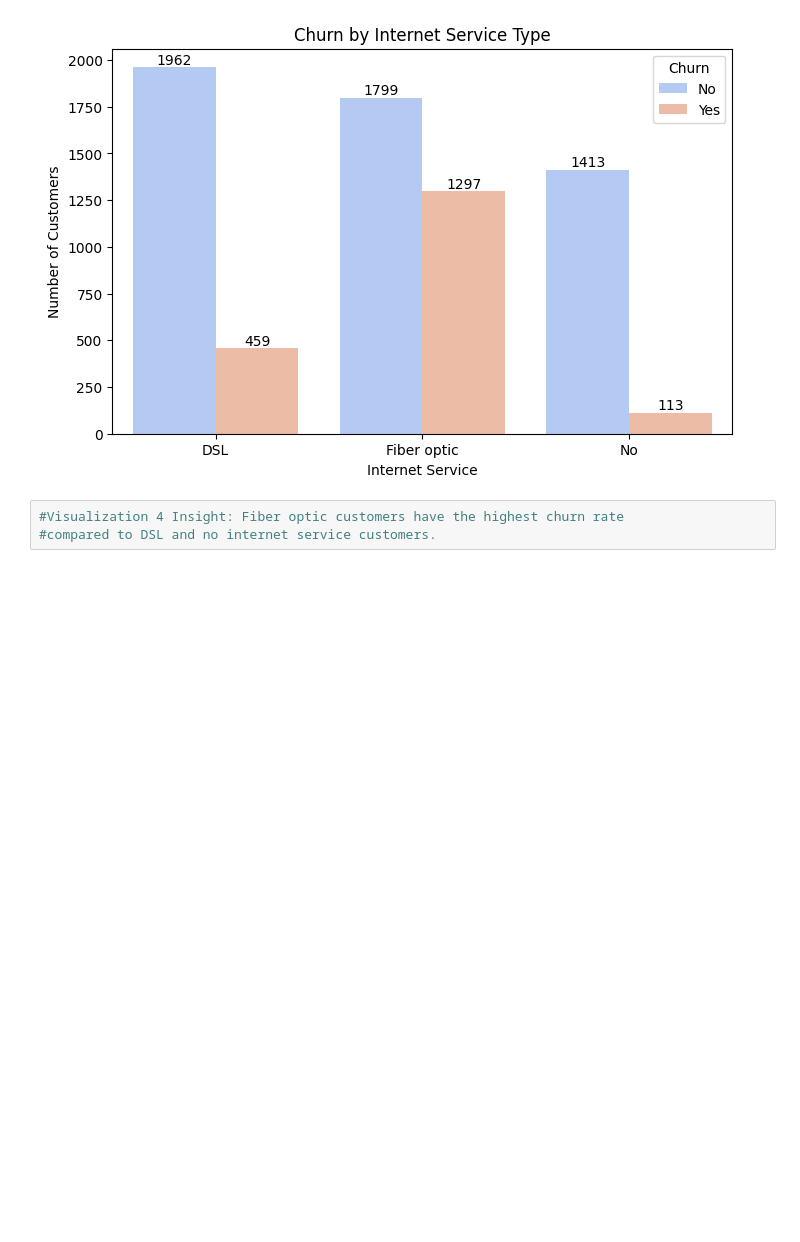
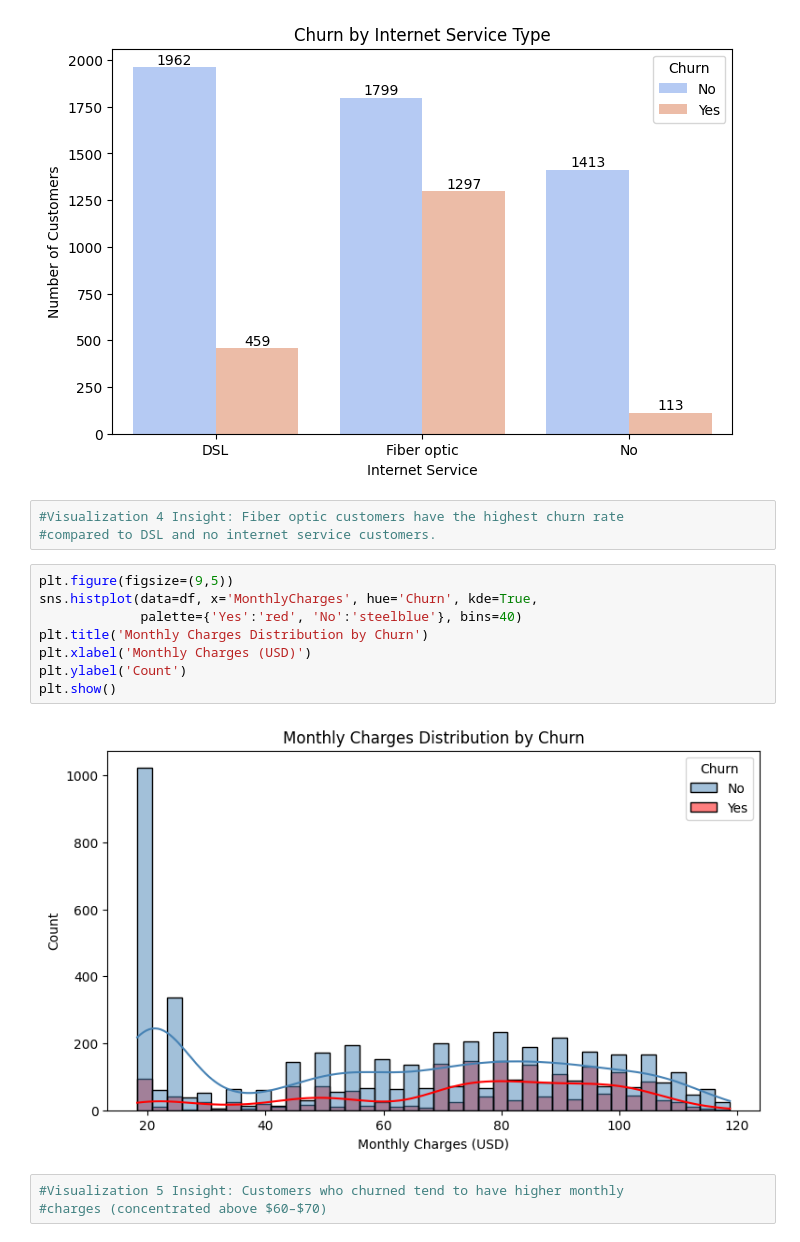
Before and after one commit to nitin864/telecom_Churn_dataset, a Jupyter notebook: ML_Data_Analysis.ipynb, the cells around one changed output. Drawn from its saved outputs; the diff is of its cells as text; blank space fills up the shorter version.

```diff
--- a/ML_Data_Analysis.ipynb
+++ b/ML_Data_Analysis.ipynb
@@ -174,3 +174,16 @@ plt.show()
 # %%
 #Visualization 4 Insight: Fiber optic customers have the highest churn rate
 #compared to DSL and no internet service customers.
+# %%
+plt.figure(figsize=(9,5))
+sns.histplot(data=df, x='MonthlyCharges', hue='Churn', kde=True,
+             palette={'Yes':'red', 'No':'steelblue'}, bins=40)
+plt.title('Monthly Charges Distribution by Churn')
+plt.xlabel('Monthly Charges (USD)')
+plt.ylabel('Count')
+plt.show()
+# %% [output]
+[figure, added]
+# %%
+#Visualization 5 Insight: Customers who churned tend to have higher monthly
+#charges (concentrated above $60–$70)
```
Also changed, not shown: parts of 9 cells of this notebook.
